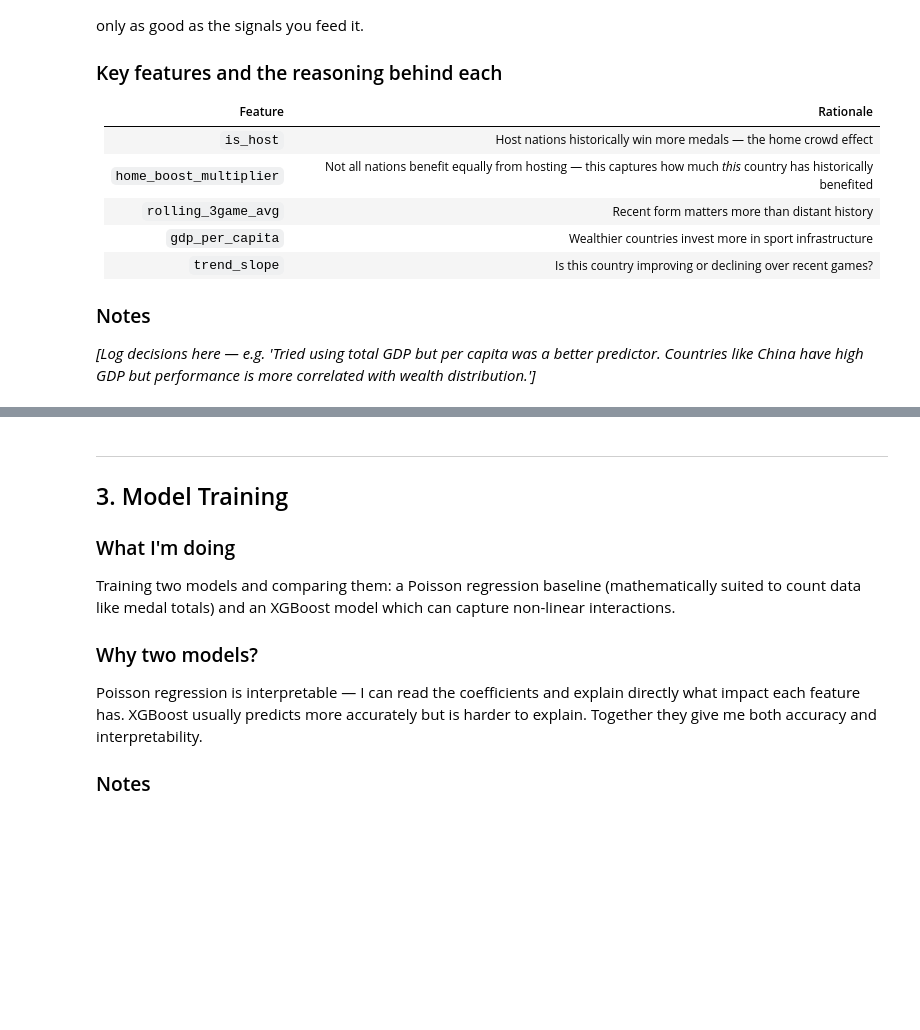
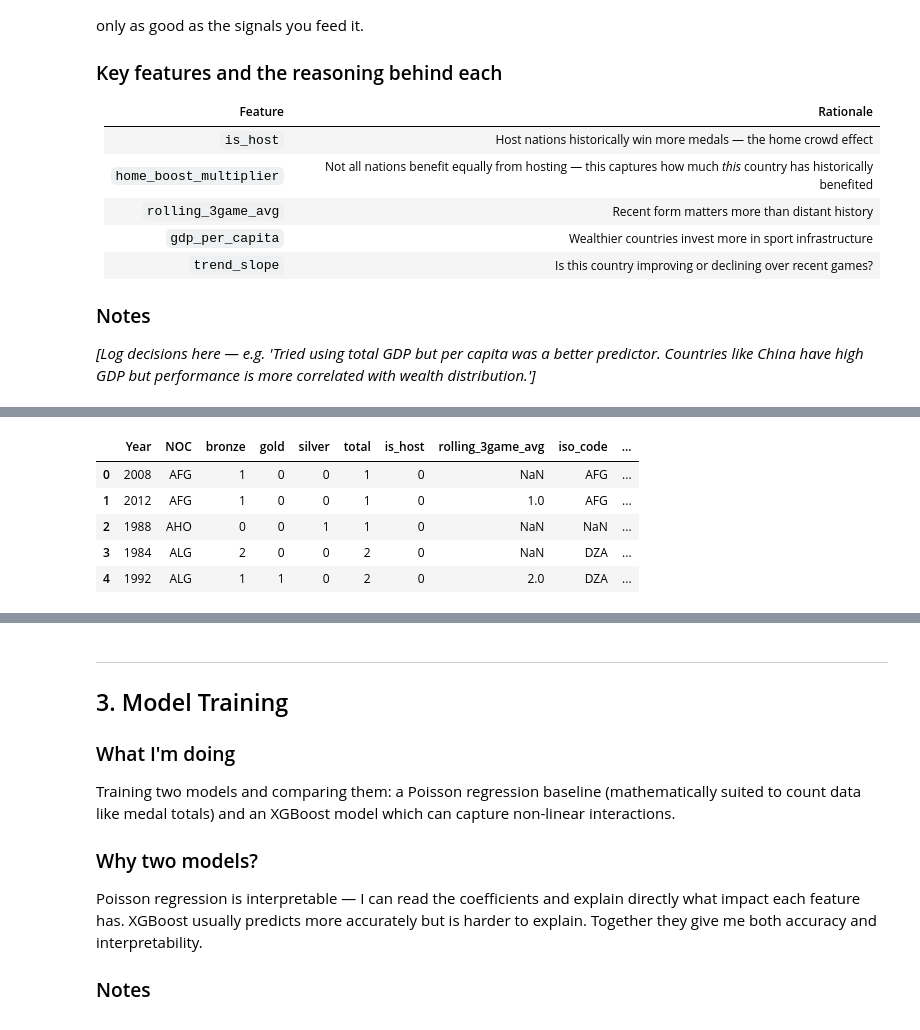
Before and after one commit to nOObY098/olympics-medal-predictor, a Jupyter notebook: notebooks/olympics_predictor.ipynb, the cells around one changed output, grey strips where cells are left out. Drawn from its saved outputs; the diff is of its cells as text; code cells hidden in the pictures; blank space fills up the shorter version.

```diff
--- a/notebooks/olympics_predictor.ipynb
+++ b/notebooks/olympics_predictor.ipynb
@@ -169,0 +195,15 @@ print('TODO: merge GDP — see NOTES.md for country mapping progress')
+# %%
+# Reshape GDP from wide to long format
+gdp_long = gdp.melt(
+    id_vars=['Country Name', 'Country Code'],
+    value_vars=[str(y) for y in range(1960, 2024)],
+    var_name='Year',
+    value_name='gdp_per_capita'
+)
+
+# Clean up
+gdp_long['Year'] = gdp_long['Year'].astype(int)
+gdp_long = gdp_long.dropna(subset=['gdp_per_capita'])
+
+print(gdp_long.shape)
+gdp_long.head(10)
@@ -169,0 +223,66 @@ print('TODO: merge GDP — see NOTES.md for country mapping progress')
+# %%
+# Map NOC codes to World Bank country codes
+# World Bank uses ISO-3, Kaggle uses NOC — some are different
+noc_to_iso = {
+    # Original mappings
+    'USA': 'USA', 'GBR': 'GBR', 'GER': 'DEU', 'FRA': 'FRA',
+    'AUS': 'AUS', 'CHN': 'CHN', 'RUS': 'RUS', 'ITA': 'ITA',
+    'CAN': 'CAN', 'JPN': 'JPN', 'KOR': 'KOR', 'NED': 'NLD',
+    'SWE': 'SWE', 'NOR': 'NOR', 'FIN': 'FIN', 'ESP': 'ESP',
+    'POL': 'POL', 'HUN': 'HUN', 'CUB': 'CUB', 'ROU': 'ROU',
+    'BUL': 'BGR', 'DEN': 'DNK', 'SUI': 'CHE', 'AUT': 'AUT',
+    'BRA': 'BRA', 'GRE': 'GRC', 'CZE': 'CZE', 'UKR': 'UKR',
+    'BEL': 'BEL', 'MEX': 'MEX', 'ARG': 'ARG', 'NZL': 'NZL',
+    'RSA': 'ZAF', 'JAM': 'JAM', 'KEN': 'KEN', 'ETH': 'ETH',
+    'TUR': 'TUR', 'IRI': 'IRN', 'POR': 'PRT', 'GRN': 'GRD',
+    'KOS': 'XKX', 'MON': 'MCO', 'MRI': 'MUS', 'TGA': 'TON',
+    'TPE': 'TWN',
+    # Extended mappings
+    'AFG': 'AFG', 'ALG': 'DZA', 'ARM': 'ARM', 'AZE': 'AZE',
+    'BAH': 'BHS', 'BAR': 'BRB', 'BDI': 'BDI', 'BLR': 'BLR',
+    'BOT': 'BWA', 'BRN': 'BHR', 'CHI': 'CHL', 'CIV': 'CIV',
+    'CMR': 'CMR', 'COL': 'COL', 'CRC': 'CRI', 'CRO': 'HRV',
+    'CYP': 'CYP', 'DJI': 'DJI', 'DOM': 'DOM', 'ECU': 'ECU',
+    'EGY': 'EGY', 'ERI': 'ERI', 'EST': 'EST', 'FIJ': 'FJI',
+    'GAB': 'GAB', 'GEO': 'GEO', 'GHA': 'GHA', 'GUA': 'GTM',
+    'GUY': 'GUY', 'HAI': 'HTI', 'HKG': 'HKG', 'INA': 'IDN',
+    'IND': 'IND', 'IRL': 'IRL', 'IRQ': 'IRQ', 'ISL': 'ISL',
+    'ISR': 'ISR', 'JOR': 'JOR', 'KAZ': 'KAZ', 'KGZ': 'KGZ',
+    'KSA': 'SAU', 'KUW': 'KWT', 'LAT': 'LVA', 'LIB': 'LBN',
+    'LTU': 'LTU', 'LUX': 'LUX', 'MAR': 'MAR', 'MAS': 'MYS',
+    'MDA': 'MDA', 'MGL': 'MNG', 'MKD': 'MKD', 'MNE': 'MNE',
+    'MOZ': 'MOZ', 'NAM': 'NAM', 'NGR': 'NGA', 'NIG': 'NER',
+    'PAK': 'PAK', 'PAN': 'PAN', 'PAR': 'PRY', 'PER': 'PER',
+    'PHI': 'PHL', 'QAT': 'QAT', 'SEN': 'SEN', 'SGP': 'SGP',
+    'SLO': 'SVN', 'SRB': 'SRB', 'SRI': 'LKA', 'SUD': 'SDN',
+    'SUR': 'SUR', 'SVK': 'SVK', 'SYR': 'SYR', 'TAN': 'TZA',
+    'THA': 'THA', 'TJK': 'TJK', 'TOG': 'TGO', 'TTO': 'TTO',
+    'TUN': 'TUN', 'UAE': 'ARE', 'UGA': 'UGA', 'URU': 'URY',
+    'UZB': 'UZB', 'VEN': 'VEN', 'VIE': 'VNM', 'ZAM': 'ZMB',
+    'ZIM': 'ZWE',
+    # Historical nations — map to successor state
+    'URS': 'RUS', 'GDR': 'DEU', 'FRG': 'DEU', 'TCH': 'CZE',
+    'YUG': 'SRB', 'SCG': 'SRB', 'EUN': 'RUS',
+}
+
+medals['iso_code'] = medals['NOC'].map(noc_to_iso)
+
+# Merge medals with GDP
+df = medals.merge(
+    gdp_long,
+    left_on=['Year', 'iso_code'],
+    right_on=['Year', 'Country Code'],
+    how='left'
+)
+
+print(df.shape)
+print('Missing GDP values:', df['gdp_per_capita'].isna().sum())
+print('Total rows:', df.shape[0])
+print(f'Coverage: {(df["gdp_per_capita"].notna().sum() / len(df) * 100):.1f}%')
+missing_mapping = medals[medals['iso_code'].isna()]['NOC'].unique()
+print(f'Države bez mappinga: {len(missing_mapping)}')
+print(sorted(missing_mapping))
+print(medals['Year'].unique())
+print(athletes['Season'].unique())
+df.head()
+# %% [output]
@@ -169,0 +299,6 @@ print('TODO: merge GDP — see NOTES.md for country mapping progress')
+|  | Year | NOC | bronze | gold | silver | total | is_host | rolling_3game_avg | iso_code | ... |
+| 0 | 2008 | AFG | 1 | 0 | 0 | 1 | 0 | NaN | AFG | ... |
+| 1 | 2012 | AFG | 1 | 0 | 0 | 1 | 0 | 1.0 | AFG | ... |
+| 2 | 1988 | AHO | 0 | 0 | 1 | 1 | 0 | NaN | NaN | ... |
+| 3 | 1984 | ALG | 2 | 0 | 0 | 2 | 0 | NaN | DZA | ... |
+| 4 | 1992 | ALG | 1 | 1 | 0 | 2 | 0 | 2.0 | DZA | ... |
```
Also changed, not shown: parts of 17 cells of this notebook, 1 other file.
